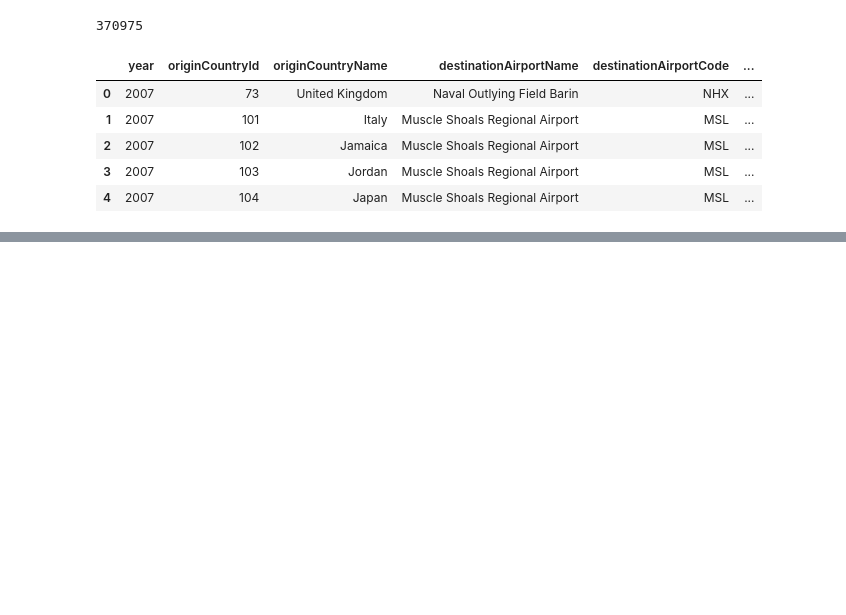
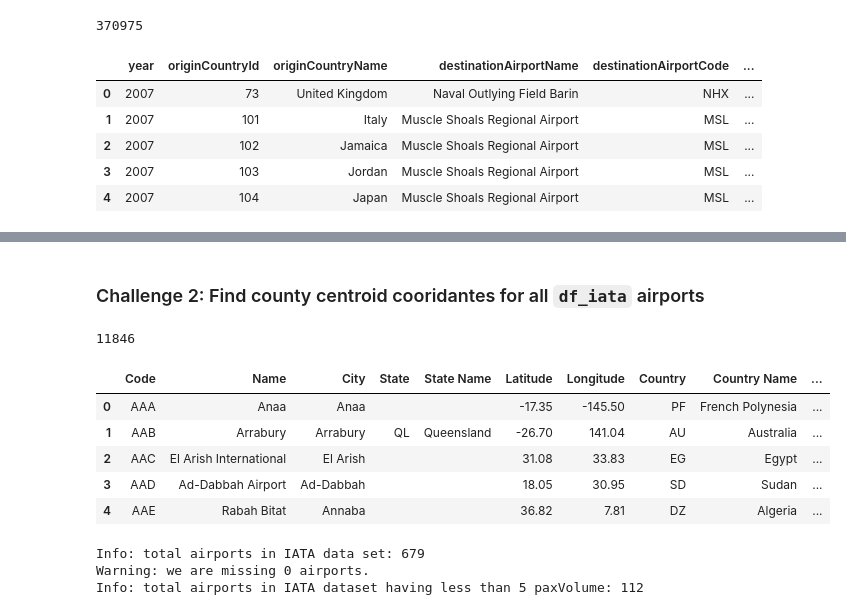
Before and after one commit to enshengdong/measles, a Jupyter notebook: IATA.ipynb, the cells around one changed output, grey strips where cells are left out. Drawn from its saved outputs; the diff is of its cells as text; code cells hidden in the pictures; blank space fills up the shorter version.

```diff
--- a/IATA.ipynb
+++ b/IATA.ipynb
@@ -67,0 +174,31 @@ df['originRegion'] = df['originCountryName'].replace({
+# %% [markdown]
+### Challenge 2: Find county centroid cooridantes for all `df_iata` airports
+# %%
+# import airport data getting from the internet
+in_table = folder + 'IATA_airports.xlsx' # avoid ''utf-8' error (csv -> xlsx)
+df_airports = pd.read_excel(in_table)
+print(len(df_airports))
+df_airports.head(5)
+# %% [output]
+11846
+|  | Code | Name | City | State | State Name | Latitude | Longitude | Country | Country Name | ... |
+| 0 | AAA | Anaa | Anaa |  |  | -17.35 | -145.50 | PF | French Polynesia | ... |
+| 1 | AAB | Arrabury | Arrabury | QL | Queensland | -26.70 | 141.04 | AU | Australia | ... |
+| 2 | AAC | El Arish International | El Arish |  |  | 31.08 | 33.83 | EG | Egypt | ... |
+| 3 | AAD | Ad-Dabbah Airport | Ad-Dabbah |  |  | 18.05 | 30.95 | SD | Sudan | ... |
+| 4 | AAE | Rabah Bitat | Annaba |  |  | 36.82 | 7.81 | DZ | Algeria | ... |
+# %%
+# find airports in df_iata but not in df_airports
+# ref: https://stackoverflow.com/questions/19960077/how-to-implement-in-and-not-in-for-pandas-dataframe
+missing_set = set(df_iata['destinationAirportCode'].unique()) - set(df_airports['Code'].unique())
+print("Info: total airports in IATA data set: " + str(df_iata['destinationAirportCode'].nunique()))
+missing_cnt = len(missing_set)
+print("Warning: we are missing " + str(missing_cnt) + " airports.")
+
+df_iata_selected = df_iata.groupby(['destinationAirportCode'])['paxVolume'].sum().reset_index()
+df_iata_selected = df_iata_selected.loc[df_iata_selected['paxVolume'] < 5]
+print("Info: total airports in IATA dataset having less than 5 paxVolume: " + str(df_iata_selected['destinationAirportCode'].nunique()))
+# %% [output]
+Info: total airports in IATA data set: 679
+Warning: we are missing 0 airports.
+Info: total airports in IATA dataset having less than 5 paxVolume: 112
```
Also changed, not shown: parts of 25 cells of this notebook.
